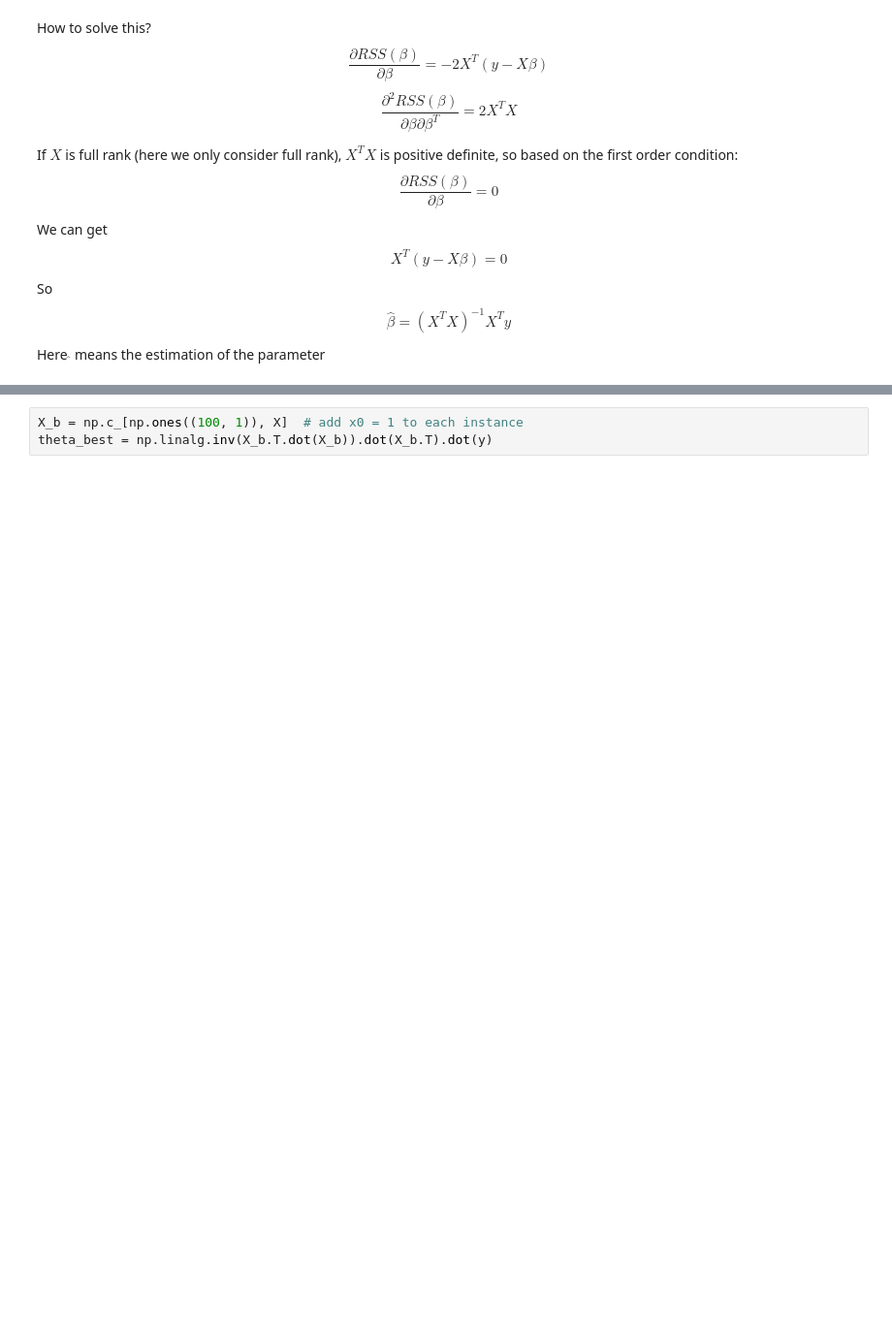
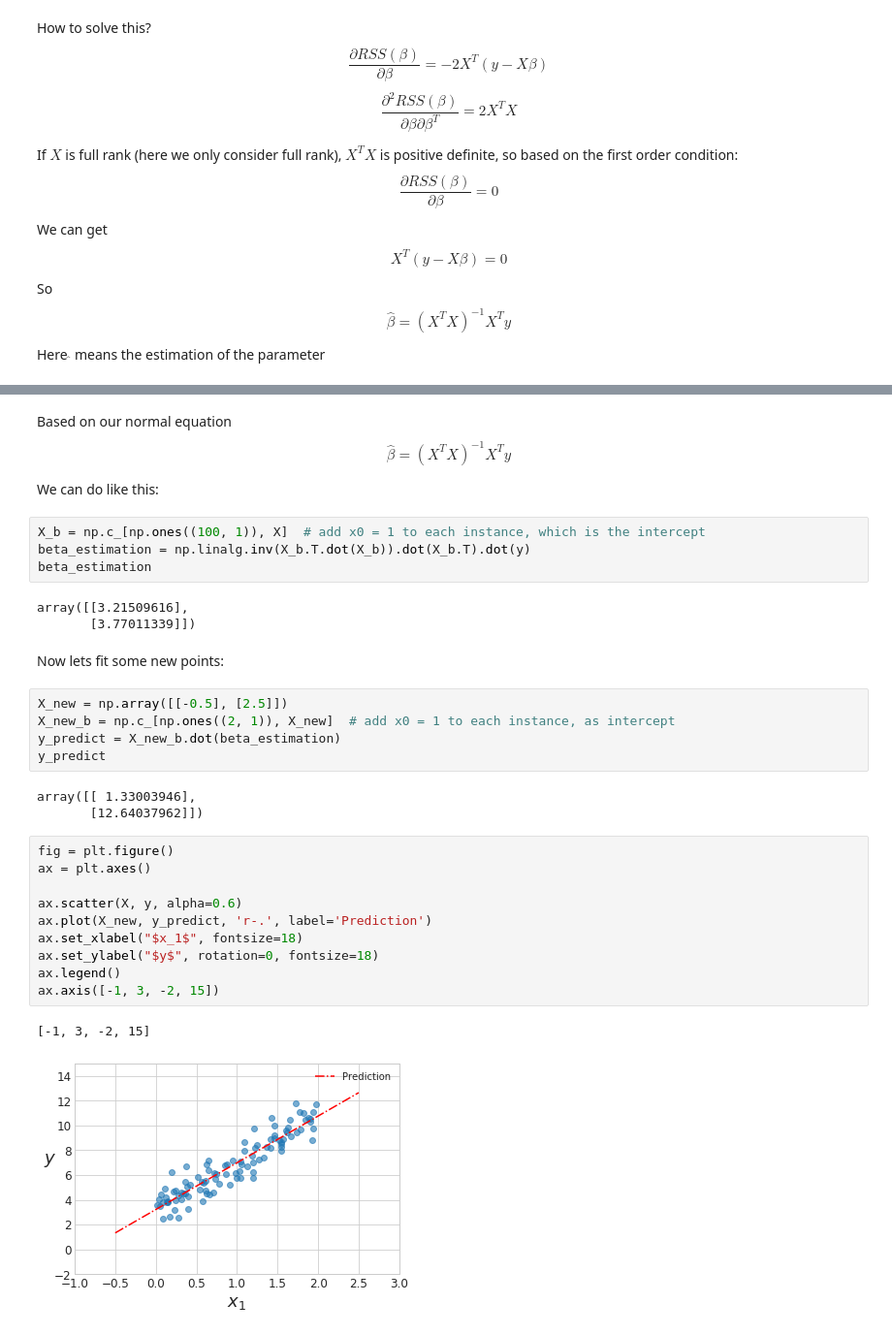
Before and after one commit to wrk1231/DataAnalysis-ML, a Jupyter notebook: Linear Model.ipynb, the cells around one changed output, grey strips where cells are left out. Shown at 97% size. Drawn from its saved outputs; the diff is of its cells as text; blank space fills up the shorter version.

```diff
--- a/Linear Model.ipynb
+++ b/Linear Model.ipynb
@@ -105,3 +116,35 @@ ax.axis([0, 2, 0, 15])
+# %% [markdown]
+Based on our normal equation
+$$\hat{\beta} = (X^TX)^{-1}X^Ty$$
+
+We can do like this:
 # %%
-X_b = np.c_[np.ones((100, 1)), X]  # add x0 = 1 to each instance
-theta_best = np.linalg.inv(X_b.T.dot(X_b)).dot(X_b.T).dot(y)
+X_b = np.c_[np.ones((100, 1)), X]  # add x0 = 1 to each instance, which is the intercept
+beta_estimation = np.linalg.inv(X_b.T.dot(X_b)).dot(X_b.T).dot(y)
+beta_estimation
+# %% [output]
+array([[3.21509616],
+       [3.77011339]])
+# %% [markdown]
+Now lets fit some new points:
+# %%
+X_new = np.array([[-0.5], [2.5]])
+X_new_b = np.c_[np.ones((2, 1)), X_new]  # add x0 = 1 to each instance, as intercept
+y_predict = X_new_b.dot(beta_estimation)
+y_predict
+# %% [output]
+array([[ 1.33003946],
+       [12.64037962]])
+# %%
+fig = plt.figure()
+ax = plt.axes()
+
+ax.scatter(X, y, alpha=0.6)
+ax.plot(X_new, y_predict, 'r-.', label='Prediction')
+ax.set_xlabel("$x_1$", fontsize=18)
+ax.set_ylabel("$y$", rotation=0, fontsize=18)
+ax.legend()
+ax.axis([-1, 3, -2, 15])
+# %% [output]
+[-1, 3, -2, 15]
+[figure, added]
```
Also changed, not shown: parts of 14 cells of this notebook.
